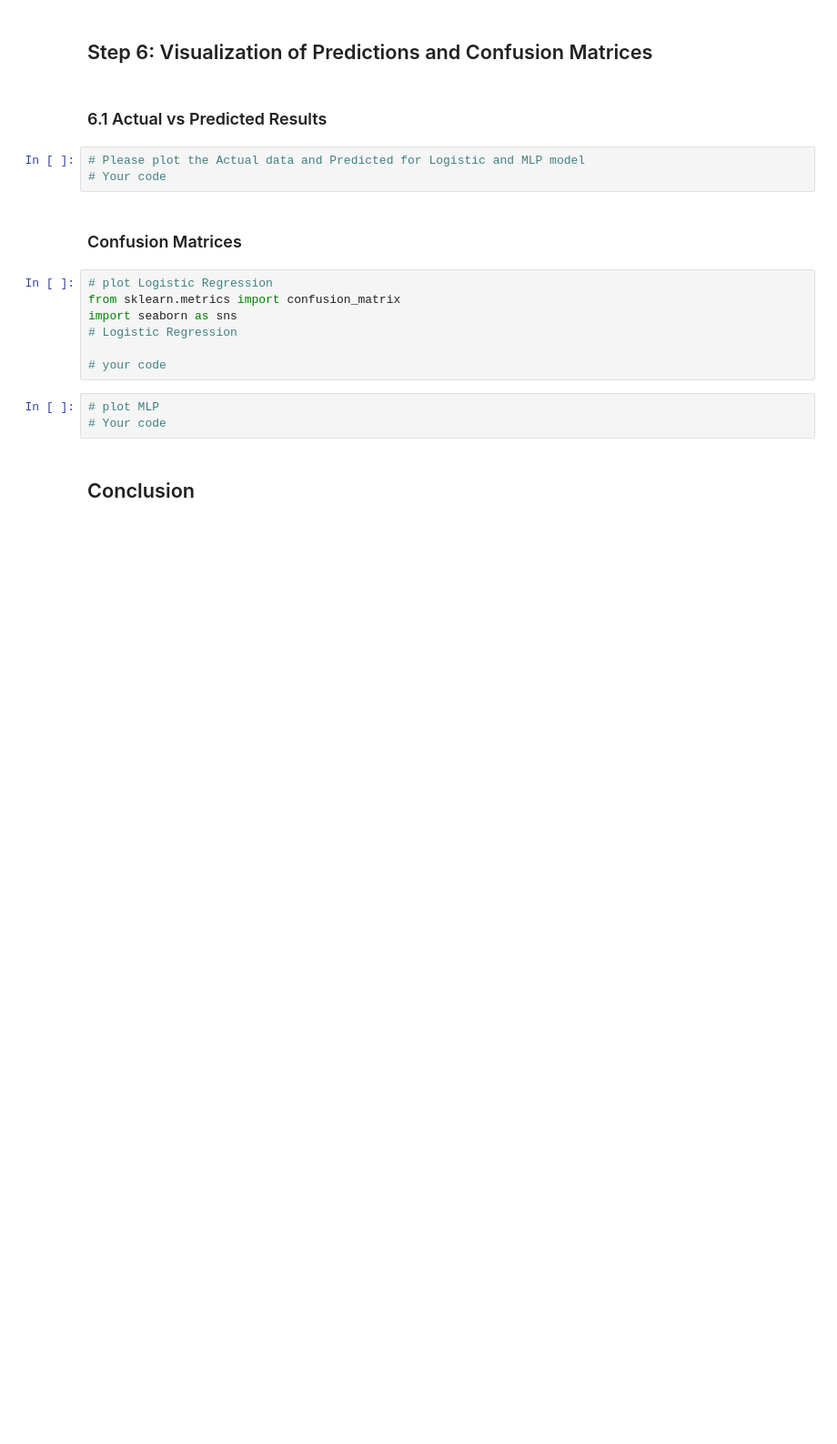
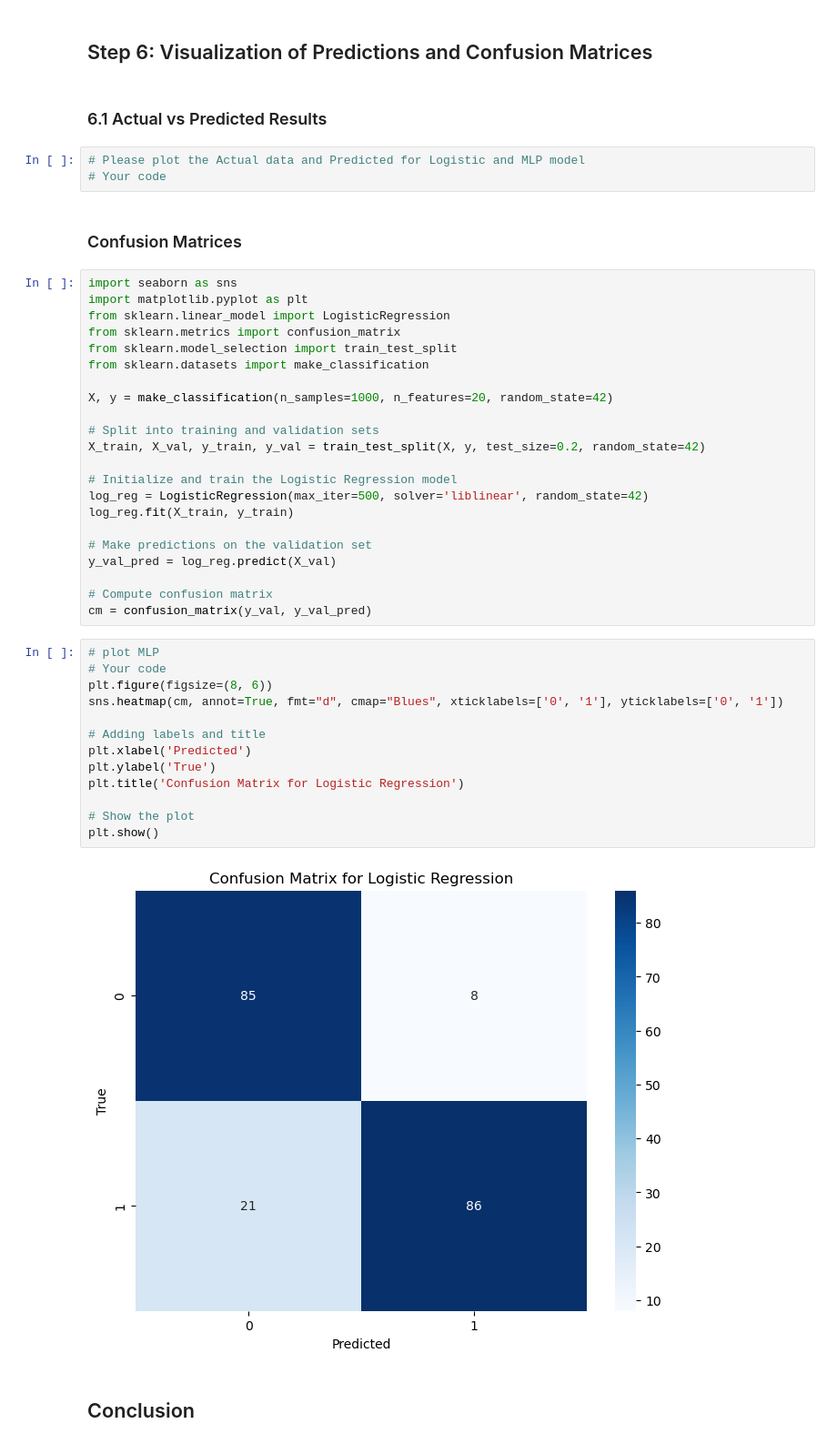
Before and after one commit to jesusrodriguezz/Lab4-CS457, a Jupyter notebook: Lab4.ipynb, the cells around one changed output. Shown at 91% size. Saved outputs shown, nothing was run; the diff lists cells and outputs as text; blank space fills up the shorter version.

```diff
--- a/Lab4.ipynb
+++ b/Lab4.ipynb
@@ -244,15 +297,42 @@ from sklearn.metrics import roc_curve
 # %% [markdown]
 ### Confusion Matrices
 # %%
-# plot Logistic Regression
+import seaborn as sns
+import matplotlib.pyplot as plt
+from sklearn.linear_model import LogisticRegression
 from sklearn.metrics import confusion_matrix
-import seaborn as sns
-# Logistic Regression
+from sklearn.model_selection import train_test_split
+from sklearn.datasets import make_classification
 
-# your code
+X, y = make_classification(n_samples=1000, n_features=20, random_state=42)
+
+# Split into training and validation sets
+X_train, X_val, y_train, y_val = train_test_split(X, y, test_size=0.2, random_state=42)
+
+# Initialize and train the Logistic Regression model
+log_reg = LogisticRegression(max_iter=500, solver='liblinear', random_state=42)
+log_reg.fit(X_train, y_train)
+
+# Make predictions on the validation set
+y_val_pred = log_reg.predict(X_val)
+
+# Compute confusion matrix
+cm = confusion_matrix(y_val, y_val_pred)
 # %%
 # plot MLP
 # Your code
+plt.figure(figsize=(8, 6))
+sns.heatmap(cm, annot=True, fmt="d", cmap="Blues", xticklabels=['0', '1'], yticklabels=['0', '1'])
+
+# Adding labels and title
+plt.xlabel('Predicted')
+plt.ylabel('True')
+plt.title('Confusion Matrix for Logistic Regression')
+
+# Show the plot
+plt.show()
+# %% [output]
+[figure, added]
 # %% [markdown]
 ## Conclusion
 # %%
```
Also changed, not shown: parts of 5 cells of this notebook.
